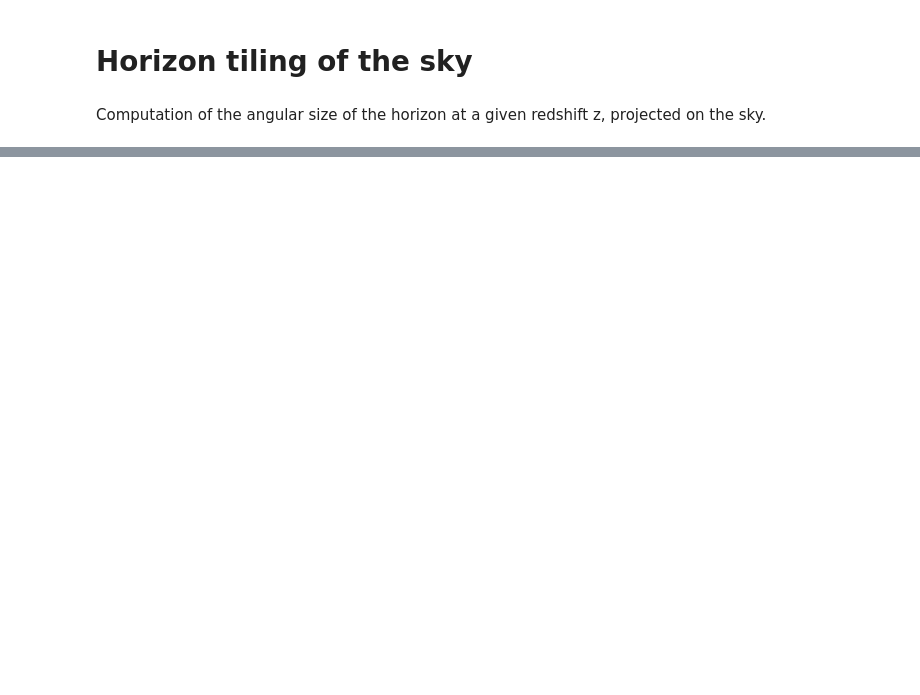
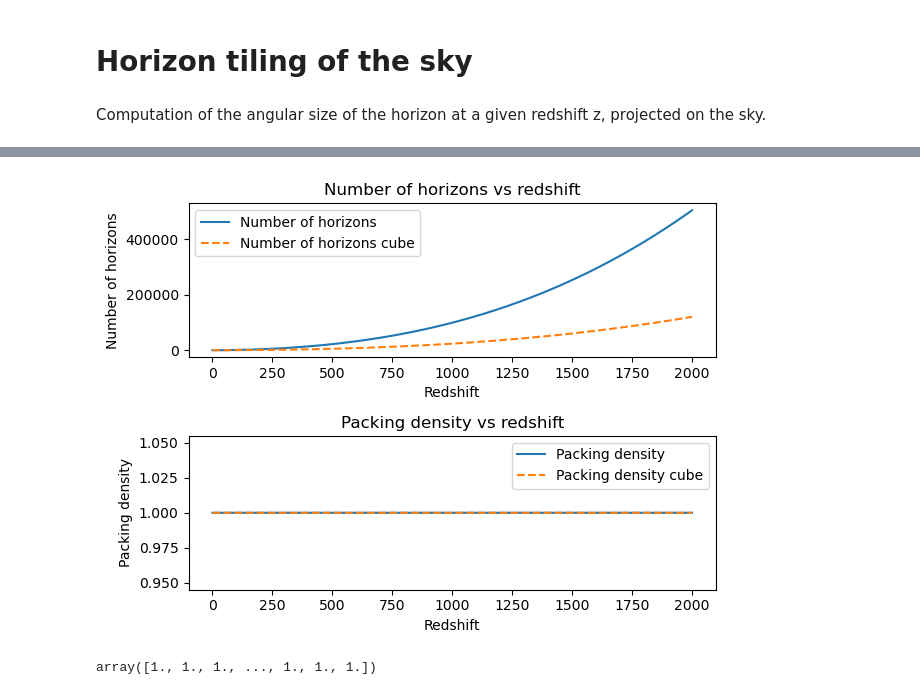
Before and after one commit to GenovaCosmology/AstroCosmoComputational, a Jupyter notebook: Students/Gabriele_Russo/CosmicStructures/ex2rotto.ipynb, the cells around one changed output, grey strips where cells are left out. Cells and saved outputs as stored; diff of their text form; code cells hidden in the pictures; blank space fills up the shorter version.

```diff
--- a/Students/Gabriele_Russo/CosmicStructures/ex2rotto.ipynb
+++ b/Students/Gabriele_Russo/CosmicStructures/ex2rotto.ipynb
@@ -108,0 +144,43 @@ z[1099]
+# %%
+# Counting how many horizon sizes are in the observable universe with sphere packing technique
+
+# The volume of the observable universe seen as a sphere and as a cube
+V_obs_sph = 4/3 * np.pi * (chi)**3
+V_obs_cub = chi**3
+
+# The volume of the particle horizon at different redshifts
+V_horizon = 4/3 * np.pi * (ph)**3
+
+# The number of horizons in the observable universe
+n_horizons_sphere = V_obs_sph / V_horizon
+n_horizons_cube = V_obs_cub / V_horizon
+
+# Checking the packing density to turn out as proposed by Kepler's conjecture of the sphere packing problem in 1611
+packing_density = n_horizons_sphere * V_horizon / V_obs_sph
+packing_density_cube = n_horizons_cube * V_horizon / V_obs_cub # it should be around 0.74
+
+# Plot
+plt.subplot(2, 1, 1)
+plt.plot(z, n_horizons_sphere, label='Number of horizons')
+plt.plot(z, n_horizons_cube, label='Number of horizons cube', linestyle='--')
+plt.legend(loc='best')
+plt.xlabel('Redshift')
+plt.ylabel('Number of horizons')
+plt.title('Number of horizons vs redshift')
+
+plt.subplot(2, 1, 2)
+plt.plot(z, packing_density, label='Packing density')
+plt.plot(z, packing_density_cube, label='Packing density cube', linestyle='--')
+plt.legend(loc='best')
+plt.xlabel('Redshift')
+plt.ylabel('Packing density')
+plt.title('Packing density vs redshift')
+
+plt.tight_layout()
+plt.show()
+# %% [output]
+[figure, added]
+# %%
+packing_density
+# %% [output]
+array([1., 1., 1., ..., 1., 1., 1.])
```
Also changed, not shown: parts of 11 cells of this notebook.
